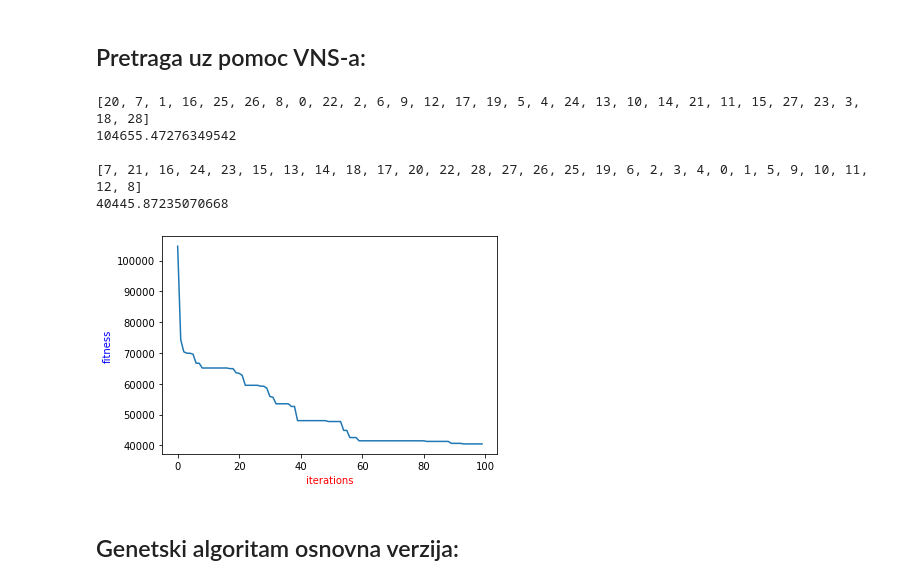
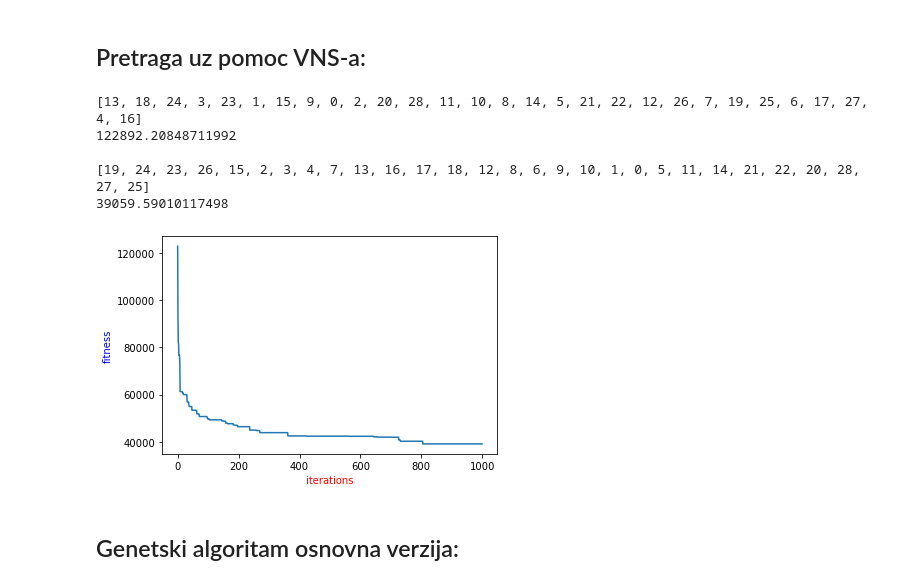
Before and after one commit to mkordic/ga_vns_hybrid, a Jupyter notebook: ga_vns_hybrid.ipynb, the cells around one changed output. Drawn from its saved outputs; the diff is of its cells as text; code cells hidden in the pictures.

```diff
--- a/ga_vns_hybrid.ipynb
+++ b/ga_vns_hybrid.ipynb
@@ -266,20 +268,20 @@ def rvns(graph,individual, max_k, max_iter, move_prob):
 # %%
 i1 = Individual(graph)
 # i1.code = [8, 6, 3, 4, 0, 1, 5, 7, 12, 14, 17, 20, 25, 15, 13, 10, 9, 11, 18, 21, 22, 28, 19, 23, 26, 24, 27, 16, 2]
 # i1.fitness = i1.calc_fitness(graph)
 print(i1.code)
 print(i1.fitness)
 print()
-vns_benchmark_version(graph,i1, 10, 100, 0.5)
+vns_benchmark_version(graph,i1, 10, 1000, 0.5)
 print(i1.code)
 print(i1.fitness)
 # %% [output]
-[20, 7, 1, 16, 25, 26, 8, 0, 22, 2, 6, 9, 12, 17, 19, 5, 4, 24, 13, 10, 14, 21, 11, 15, 27, 23, 3, 18, 28]
-104655.47276349542
+[13, 18, 24, 3, 23, 1, 15, 9, 0, 2, 20, 28, 11, 10, 8, 14, 5, 21, 22, 12, 26, 7, 19, 25, 6, 17, 27, 4, 16]
+122892.20848711992
 
-[7, 21, 16, 24, 23, 15, 13, 14, 18, 17, 20, 22, 28, 27, 26, 25, 19, 6, 2, 3, 4, 0, 1, 5, 9, 10, 11, 12, 8]
-40445.87235070668
+[19, 24, 23, 26, 15, 2, 3, 4, 7, 13, 16, 17, 18, 12, 8, 6, 9, 10, 1, 0, 5, 11, 14, 21, 22, 20, 28, 27, 25]
+39059.59010117498
-[figure, old version]
+[figure, new version]
 # %% [markdown]
 ## Genetski algoritam osnovna verzija:
 # %%
```
Also changed, not shown: parts of 11 cells of this notebook.
